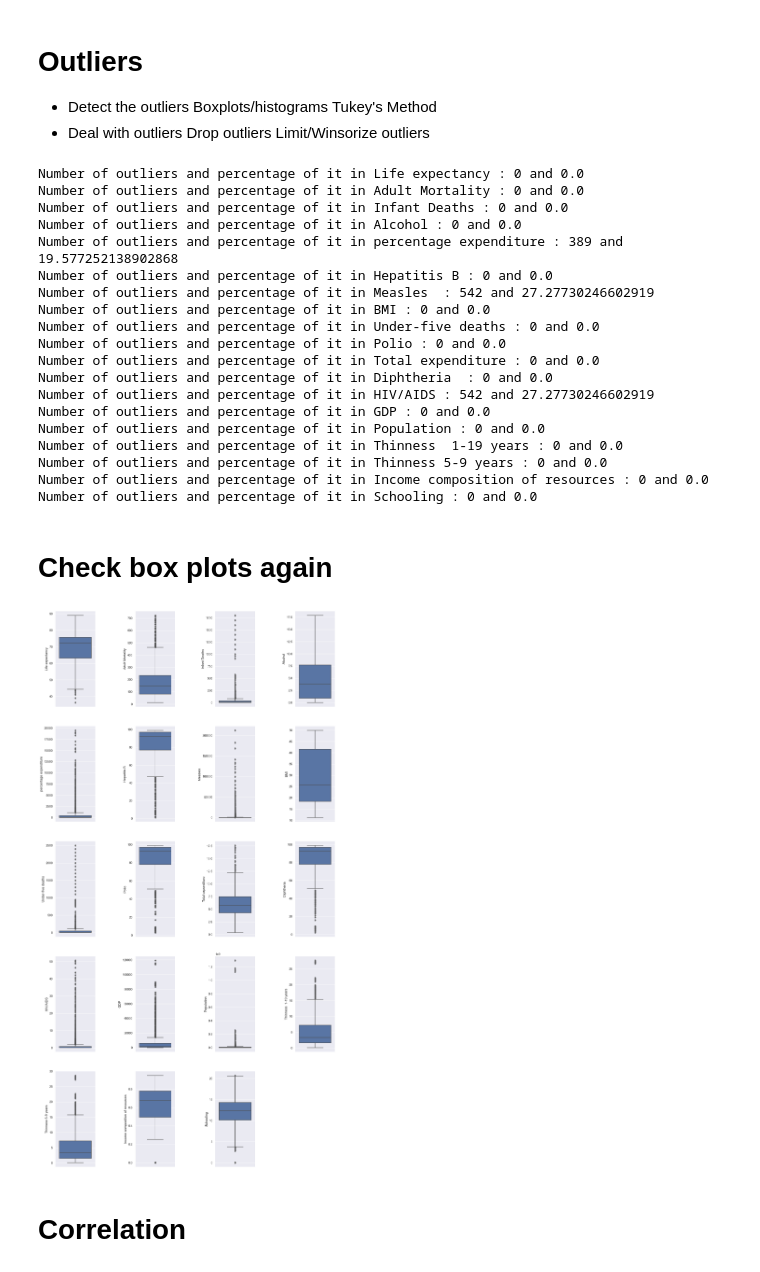
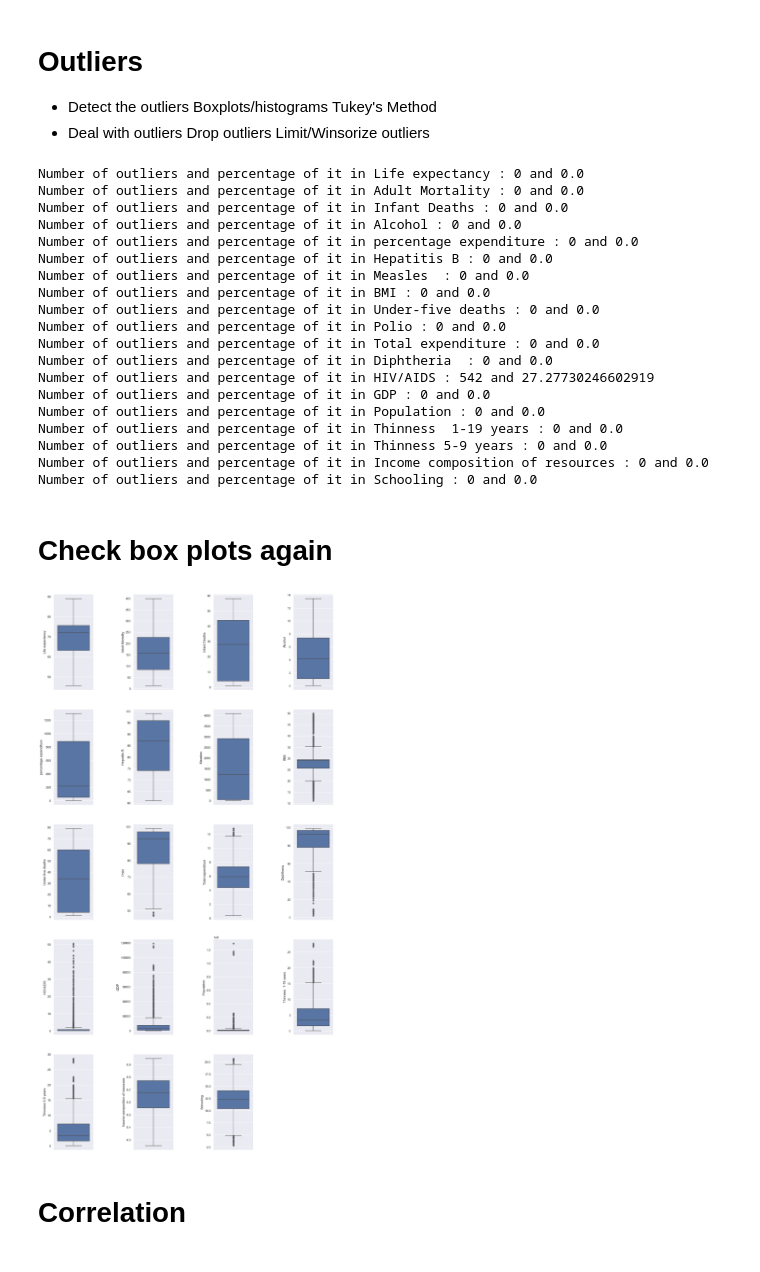
Before and after one commit to showmidelo/life-expectancy-WHO, a Jupyter notebook: project.ipynb, the cells around one changed output. Cells and saved outputs as stored; diff of their text form; code cells hidden in the pictures.

```diff
--- a/project.ipynb
+++ b/project.ipynb
@@ -53,3 +53,6 @@ Data columns (total 22 columns):
  21  Schooling                        2775 non-null   float64
 dtypes: float64(16), int64(4), object(2)
 memory usage: 505.1+ KB
+# %%
+df["Country"]= df["Country"].astype("category")
+df["Status"]= df["Status"].astype("category")
@@ -103,6 +126,9 @@ df["Adult Mortality"] = df.apply(lambda x: np.nan if x["Adult Mortality"] < mort
 df["Infant Deaths"] = df["Infant Deaths"].replace(0, np.nan)
 df.BMI = df.apply(lambda x: np.nan if (x.BMI < 10 or x.BMI > 50) else x.BMI, axis=1)
 df['Under-five deaths'] = df['Under-five deaths'].replace(0, np.nan)
+# %%
+for i in df.columns:
+    df[i].replace(0, np.nan, inplace=True)
 # %% [markdown]
 # Null Values
 # %%
@@ -178,9 +204,9 @@ Number of outliers and percentage of it in Life expectancy : 0 and 0.0
 Number of outliers and percentage of it in Adult Mortality : 0 and 0.0
 Number of outliers and percentage of it in Infant Deaths : 0 and 0.0
 Number of outliers and percentage of it in Alcohol : 0 and 0.0
-Number of outliers and percentage of it in percentage expenditure : 389 and 19.577252138902868
+Number of outliers and percentage of it in percentage expenditure : 0 and 0.0
 Number of outliers and percentage of it in Hepatitis B : 0 and 0.0
-Number of outliers and percentage of it in Measles  : 542 and 27.27730246602919
+Number of outliers and percentage of it in Measles  : 0 and 0.0
 Number of outliers and percentage of it in BMI : 0 and 0.0
 Number of outliers and percentage of it in Under-five deaths : 0 and 0.0
 Number of outliers and percentage of it in Polio : 0 and 0.0
@@ -193,20 +219,37 @@ Number of outliers and percentage of it in Thinness  1-19 years : 0 and 0.0
 Number of outliers and percentage of it in Thinness 5-9 years : 0 and 0.0
 Number of outliers and percentage of it in Income composition of resources : 0 and 0.0
 Number of outliers and percentage of it in Schooling : 0 and 0.0
+# %%
+from scipy.stats.mstats import winsorize
+
+df_final = df2.copy()
+df_final["Life expectancy"] = winsorize(df_final['Life expectancy'],(0.01,0),inplace=True)
+df_final["Adult Mortality"] = winsorize(df_final["Adult Mortality"],(0,0.05))
+df_final["Alcohol"] = winsorize(df_final["Alcohol"],(0,0.01))
+df_final["Infant Deaths"] = winsorize(df_final["Infant Deaths"],(0,0.1))
+df_final["percentage expenditure"] = winsorize(df_final["percentage expenditure"],(0,0.12))
+df_final["Hepatitis B"] = winsorize(df_final["Hepatitis B"],(0.11,0))
+df_final["Measles "] = winsorize(df_final["Measles "],(0,0.19))
+df_final["Under-five deaths"] = winsorize(df_final["Under-five deaths"],(0,0.12))
+df_final["Polio"] = winsorize(df_final["Polio"],(0.09,0))
+df_final["Total expenditure"] = winsorize(df_final["Total expenditure"],(0,0.01))
+
+df_final["Life expectancy"] = winsorize(df_final['Life expectancy'],(0.01,0))
+df_final["Life expectancy"] = winsorize(df_final['Life expectancy'],(0.01,0))
 # %% [markdown]
 # Check box plots again
 # %%
 plt.figure(figsize=(18,36))
 plt.subplots_adjust(wspace=1, hspace=None)
 
-num_columns = df2.drop(columns=["Year","Country","Status"])
+num_columns = df_final.drop(columns=["Year","Country","Status"])
 i = 1
 for col_name in num_columns:
     plt.subplot(5,4,i)
-    sns.boxplot(data=df, y=col_name)
+    sns.boxplot(data=df_final, y=col_name)
     i +=1
 # %% [output]
-[figure, old version]
+[figure, new version]
 # %% [markdown]
 # Correlation
 # %%
```
Also changed, not shown: parts of 4 cells of this notebook.
